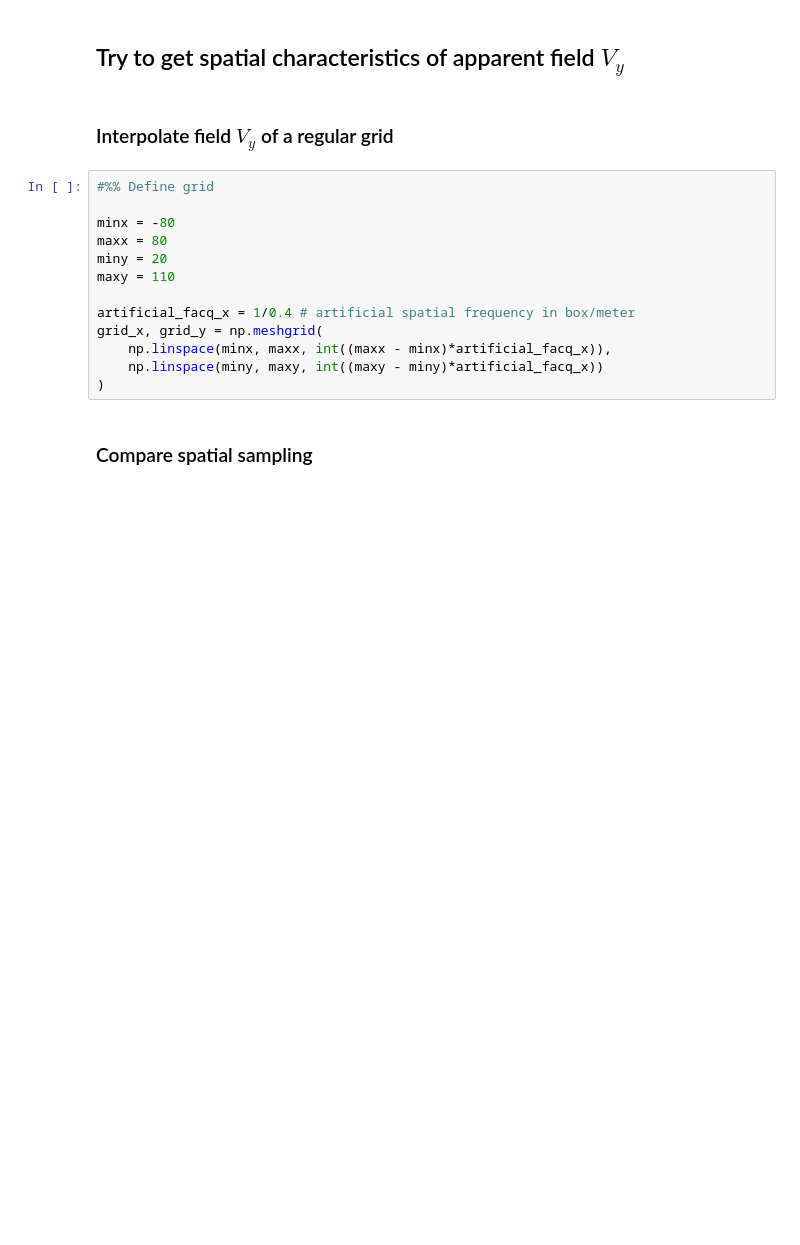
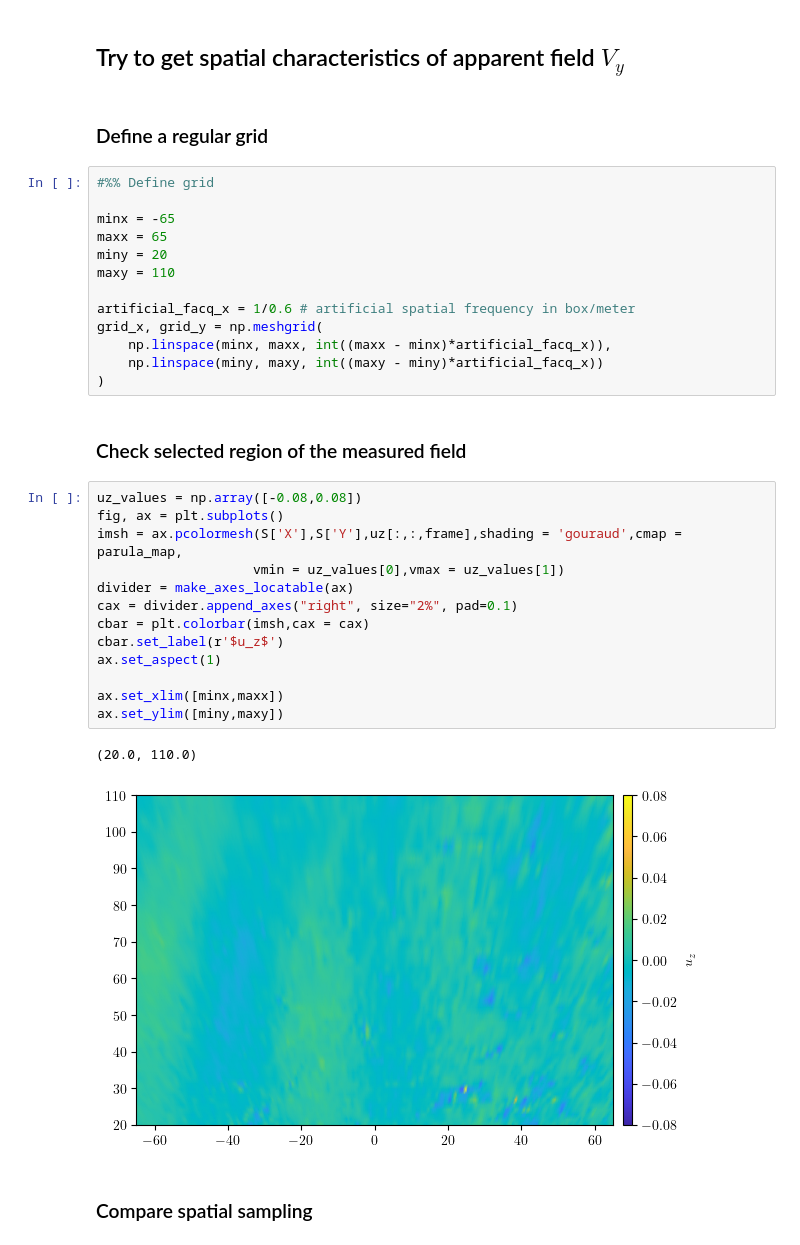
Before and after one commit to Turbotice/icewave, a Jupyter notebook: icewave/sebastien/BicWin2024/BicWin25_oblique_view.ipynb, the cells around one changed output. Drawn from its saved outputs; the diff is of its cells as text; blank space fills up the shorter version.

```diff
--- a/icewave/sebastien/BicWin2024/BicWin25_oblique_view.ipynb
+++ b/icewave/sebastien/BicWin2024/BicWin25_oblique_view.ipynb
@@ -231,20 +239,38 @@ ValueError: For X (134) and Y (239) with gouraud shading, A should have shape (2
 # %% [markdown]
 ## Try to get spatial characteristics of apparent field $V_y$
 # %% [markdown]
-### Interpolate field $V_y$ of a regular grid
+### Define a regular grid
 # %%
 #%% Define grid
 
-minx = -80
-maxx = 80
+minx = -65
+maxx = 65
 miny = 20
 maxy = 110
 
-artificial_facq_x = 1/0.4 # artificial spatial frequency in box/meter
+artificial_facq_x = 1/0.6 # artificial spatial frequency in box/meter
 grid_x, grid_y = np.meshgrid(
     np.linspace(minx, maxx, int((maxx - minx)*artificial_facq_x)),
     np.linspace(miny, maxy, int((maxy - miny)*artificial_facq_x))
 )
+# %% [markdown]
+### Check selected region of the measured field
+# %%
+uz_values = np.array([-0.08,0.08])
+fig, ax = plt.subplots()
+imsh = ax.pcolormesh(S['X'],S['Y'],uz[:,:,frame],shading = 'gouraud',cmap = parula_map,
+                    vmin = uz_values[0],vmax = uz_values[1])
+divider = make_axes_locatable(ax)
+cax = divider.append_axes("right", size="2%", pad=0.1)
+cbar = plt.colorbar(imsh,cax = cax)
+cbar.set_label(r'$u_z$')
+ax.set_aspect(1)
+
+ax.set_xlim([minx,maxx])
+ax.set_ylim([miny,maxy])
+# %% [output]
+(20.0, 110.0)
+[figure, added]
 # %% [markdown]
 ### Compare spatial sampling
 # %%
```
Also changed, not shown: parts of 21 cells of this notebook, 1 other file.
